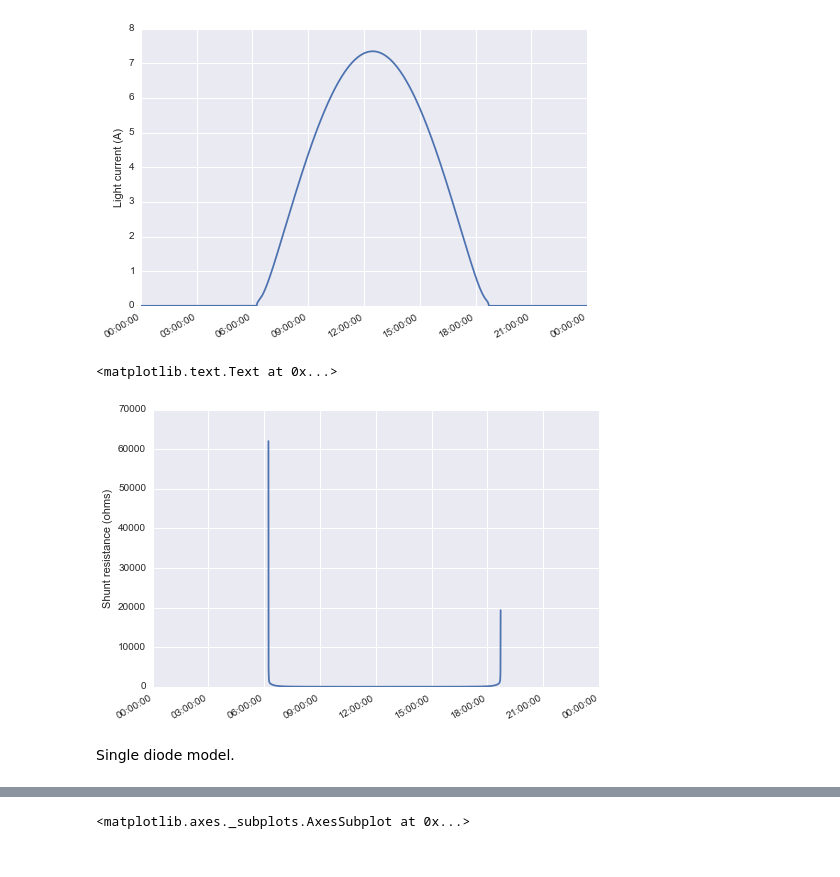
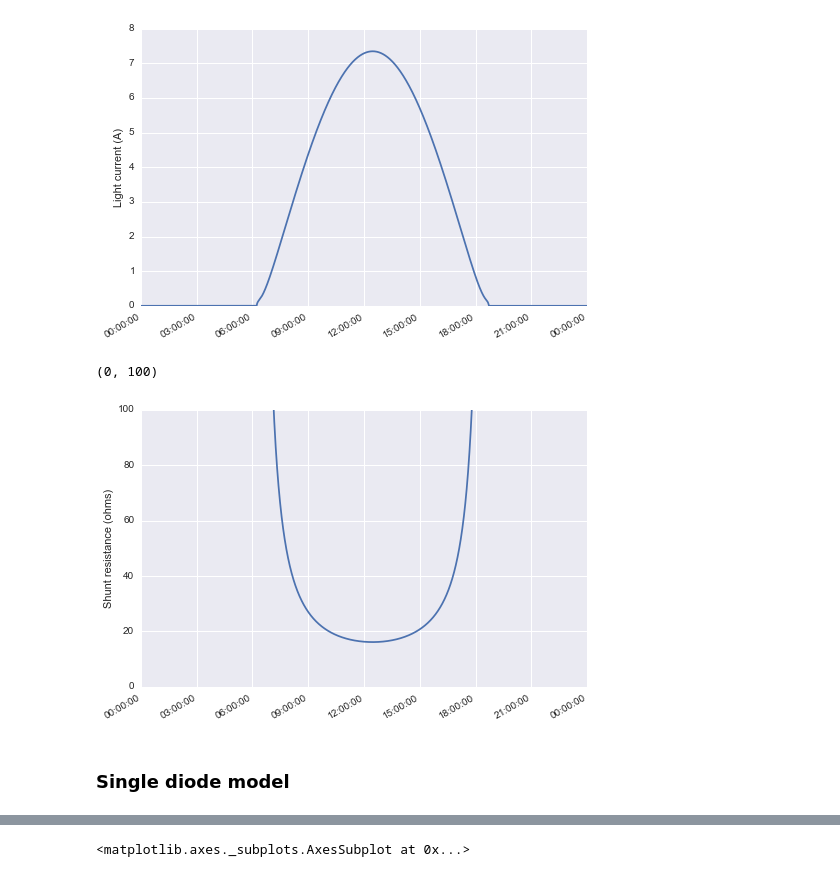
Before and after one commit to pvlib/pvlib-python, a Jupyter notebook: docs/tutorials/pvsystem.ipynb, the cells around one changed output, grey strips where cells are left out. Cells and saved outputs as stored; diff of their text form; code cells hidden in the pictures.

```diff
--- a/docs/tutorials/pvsystem.ipynb
+++ b/docs/tutorials/pvsystem.ipynb
@@ -413,7 +481,7 @@ plt.title('Comparison of a hot, calm day and a cold, windy day')
 The same data run through the desoto model.
 # %%
 IL, I0, Rs, Rsh, nNsVth = pvsystem.calcparams_desoto(S=irrad_data.GHI,
-                                                     Tcell=temps['tcell'],
+                                                     temp_cell=temps['tcell'],
                                                      alpha_isc=cecmodule['Alpha_sc'],
                                                      module_parameters=cecmodule,
                                                      EgRef=1.121,
@@ -427,9 +495,10 @@ plt.ylabel('Light current (A)')
 # %%
 Rsh.plot()
 plt.ylabel('Shunt resistance (ohms)')
+plt.ylim(0,100)
 # %% [output]
-<matplotlib.text.Text at 0x...>
+(0, 100)
-[figure, old version]
+[figure, new version]
 # %% [markdown]
-Single diode model.
+### Single diode model
 # %%
```
Also changed, not shown: parts of 11 cells of this notebook.
